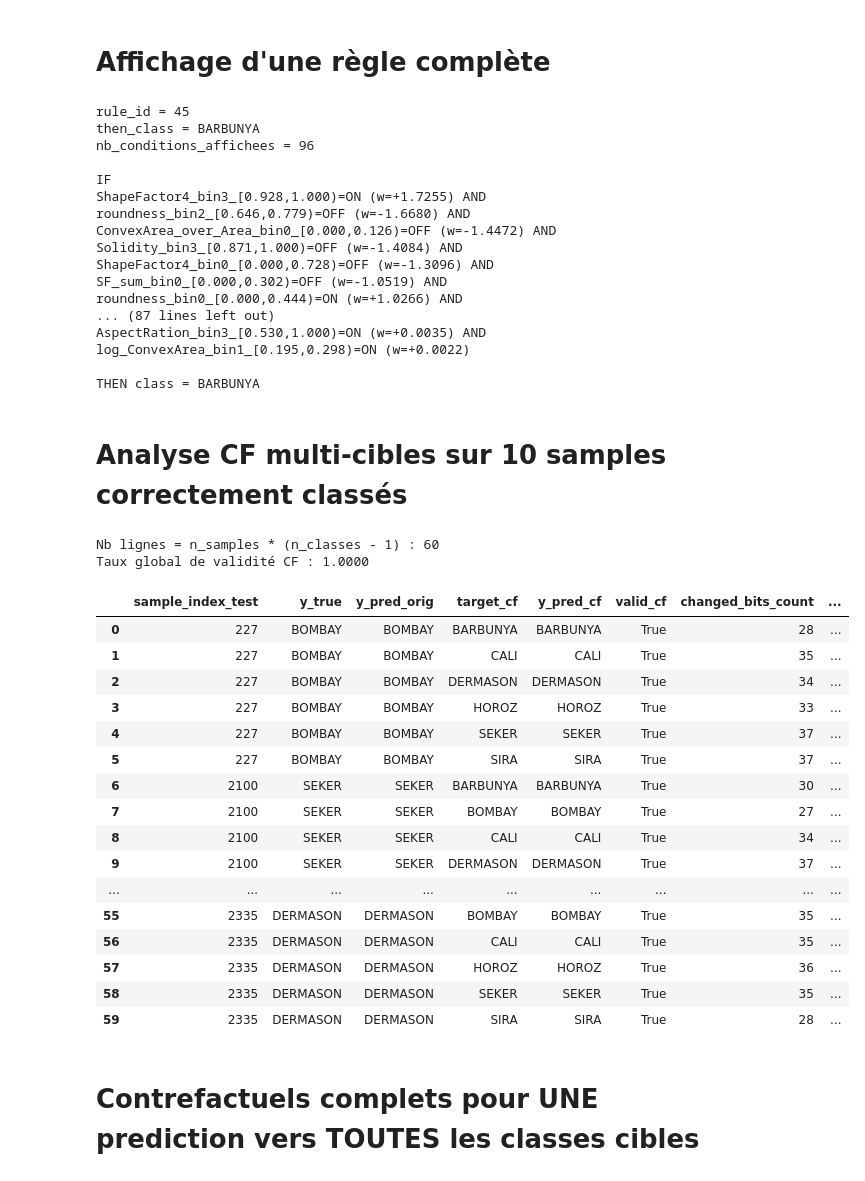
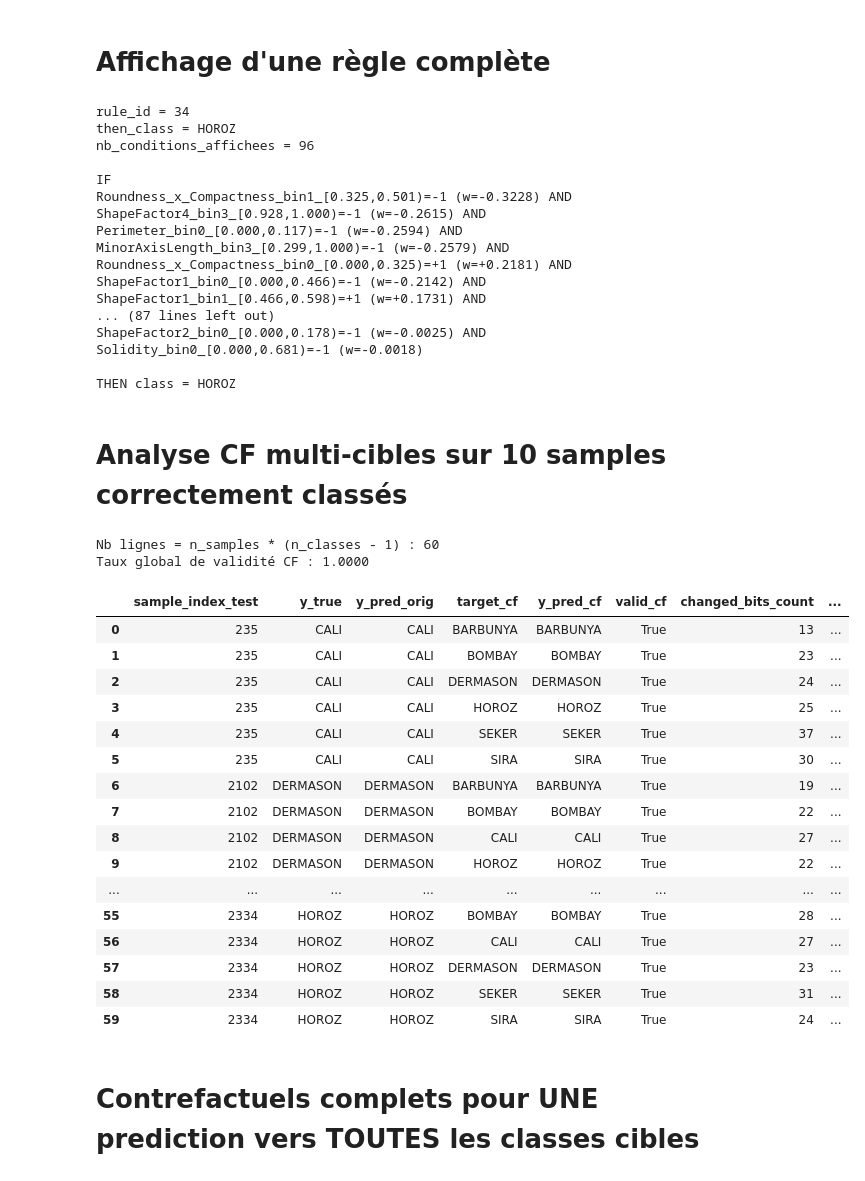
Before and after one commit to erickTsaf237/Master-work, a Jupyter notebook: HyConEx_from_scratch/notebooks/nouveau_module_dry_bean_drnet_cf.ipynb, the cells around one changed output. Cells and saved outputs as stored; diff of their text form; code cells hidden in the pictures.

```diff
--- a/HyConEx_from_scratch/notebooks/nouveau_module_dry_bean_drnet_cf.ipynb
+++ b/HyConEx_from_scratch/notebooks/nouveau_module_dry_bean_drnet_cf.ipynb
@@ -76,6 +76,7 @@ cfg = HybridDRConfig(
     cf_lambda=0.30,
     flip_lambda=0.08,
     rule_sparsity_lambda=0.002,
+    temperature=0.15,  # tau HyperLogic h(u)=exp(-u^2/tau)
 )
 
 trainer = HybridDRTrainer(cfg, device=device)
@@ -214,7 +224,7 @@ rule_id_to_show = int(rules_df.iloc[0]['rule_id'])  # change ici si tu veux une
 min_abs_weight_full = 0.0
 
 # On récupère les poids du main network générés par l'hyperréseau
-x_probe = torch.full((16, trainer.model.input_dim_bin), 0.5, device=trainer.device)
+x_probe = torch.zeros((16, trainer.model.input_dim_bin), device=trainer.device, dtype=torch.float32)
 with torch.no_grad():
     theta_main, _ = trainer.model.hyper(x_probe)
 
@@ -232,7 +242,7 @@ active_idx = [i for i in range(len(wr)) if abs(wr[i]) >= min_abs_weight_full]
 active_idx = sorted(active_idx, key=lambda i: abs(wr[i]), reverse=True)
 
 full_conditions = [
-    f"{bin_names[i]}={'ON' if wr[i] >= 0 else 'OFF'} (w={wr[i]:+.4f})"
+    f"{bin_names[i]}={'+1' if wr[i] >= 0 else '-1'} (w={wr[i]:+.4f})"
     for i in active_idx
 ]
 
@@ -246,23 +256,23 @@ print("\nIF")
 print(" AND\n".join(full_conditions))
 print(f"\nTHEN class = {then_class}")
 # %% [output]
-rule_id = 45
-then_class = BARBUNYA
+rule_id = 34
+then_class = HOROZ
 nb_conditions_affichees = 96
 
 IF
-ShapeFactor4_bin3_[0.928,1.000)=ON (w=+1.7255) AND
-roundness_bin2_[0.646,0.779)=OFF (w=-1.6680) AND
-ConvexArea_over_Area_bin0_[0.000,0.126)=OFF (w=-1.4472) AND
-Solidity_bin3_[0.871,1.000)=OFF (w=-1.4084) AND
-ShapeFactor4_bin0_[0.000,0.728)=OFF (w=-1.3096) AND
-SF_sum_bin0_[0.000,0.302)=OFF (w=-1.0519) AND
-roundness_bin0_[0.000,0.444)=ON (w=+1.0266) AND
+Roundness_x_Compactness_bin1_[0.325,0.501)=-1 (w=-0.3228) AND
+ShapeFactor4_bin3_[0.928,1.000)=-1 (w=-0.2615) AND
+Perimeter_bin0_[0.000,0.117)=-1 (w=-0.2594) AND
+MinorAxisLength_bin3_[0.299,1.000)=-1 (w=-0.2579) AND
+Roundness_x_Compactness_bin0_[0.000,0.325)=+1 (w=+0.2181) AND
+ShapeFactor1_bin0_[0.000,0.466)=-1 (w=-0.2142) AND
+ShapeFactor1_bin1_[0.466,0.598)=+1 (w=+0.1731) AND
 ... (87 lines left out)
-AspectRation_bin3_[0.530,1.000)=ON (w=+0.0035) AND
-log_ConvexArea_bin1_[0.195,0.298)=ON (w=+0.0022)
+ShapeFactor2_bin0_[0.000,0.178)=-1 (w=-0.0025) AND
+Solidity_bin0_[0.000,0.681)=-1 (w=-0.0018)
 
-THEN class = BARBUNYA
+THEN class = HOROZ
 # %% [markdown]
 # Analyse CF multi-cibles sur 10 samples correctement classés
 # %%
@@ -304,50 +314,50 @@ for i in range(n_examples):
         if target_cls == int(y_pred_orig_np[i]):
             continue
 
         delta_bits = np.abs(x_cf_all_np[i, target_cls] - x_sub_np[i])
-        changed_idx = np.where(delta_bits > 0.5)[0]
+        changed_idx = np.where(delta_bits > 1e-6)[0]
         top_idx = changed_idx[:8]
 
         rows.append(
             {
                 'sample_index_test': int(idx[i]),
                 'y_true': splits.class_names[int(y_true_np[i])],
                 'y_pred_orig': splits.class_names[int(y_pred_orig_np[i])],
                 'target_cf': splits.class_names[int(target_cls)],
                 'y_pred_cf': splits.class_names[int(y_pred_cf_all_np[i, target_cls])],
                 'valid_cf': bool(y_pred_cf_all_np[i, target_cls] == target_cls),
                 'changed_bits_count': int(len(changed_idx)),
                 'changed_bits_top': [bin_names[j] for j in top_idx],
             }
         )
 
 cf_df = pd.DataFrame(rows)
 
 print('Nb lignes = n_samples * (n_classes - 1) :', len(cf_df))
 print('Taux global de validité CF :', f"{cf_df['valid_cf'].mean():.4f}")
 
 # Vue détaillée par (sample, cible)
 cf_df
 # %% [output]
 Nb lignes = n_samples * (n_classes - 1) : 60
 Taux global de validité CF : 1.0000
 |  | sample_index_test | y_true | y_pred_orig | target_cf | y_pred_cf | valid_cf | changed_bits_count | ... |
-| 0 | 227 | BOMBAY | BOMBAY | BARBUNYA | BARBUNYA | True | 28 | ... |
-| 1 | 227 | BOMBAY | BOMBAY | CALI | CALI | True | 35 | ... |
-| 2 | 227 | BOMBAY | BOMBAY | DERMASON | DERMASON | True | 34 | ... |
-| 3 | 227 | BOMBAY | BOMBAY | HOROZ | HOROZ | True | 33 | ... |
-| 4 | 227 | BOMBAY | BOMBAY | SEKER | SEKER | True | 37 | ... |
-| 5 | 227 | BOMBAY | BOMBAY | SIRA | SIRA | True | 37 | ... |
-| 6 | 2100 | SEKER | SEKER | BARBUNYA | BARBUNYA | True | 30 | ... |
-| 7 | 2100 | SEKER | SEKER | BOMBAY | BOMBAY | True | 27 | ... |
-| 8 | 2100 | SEKER | SEKER | CALI | CALI | True | 34 | ... |
-| 9 | 2100 | SEKER | SEKER | DERMASON | DERMASON | True | 37 | ... |
+| 0 | 235 | CALI | CALI | BARBUNYA | BARBUNYA | True | 13 | ... |
+| 1 | 235 | CALI | CALI | BOMBAY | BOMBAY | True | 23 | ... |
+| 2 | 235 | CALI | CALI | DERMASON | DERMASON | True | 24 | ... |
+| 3 | 235 | CALI | CALI | HOROZ | HOROZ | True | 25 | ... |
+| 4 | 235 | CALI | CALI | SEKER | SEKER | True | 37 | ... |
+| 5 | 235 | CALI | CALI | SIRA | SIRA | True | 30 | ... |
+| 6 | 2102 | DERMASON | DERMASON | BARBUNYA | BARBUNYA | True | 19 | ... |
+| 7 | 2102 | DERMASON | DERMASON | BOMBAY | BOMBAY | True | 22 | ... |
+| 8 | 2102 | DERMASON | DERMASON | CALI | CALI | True | 27 | ... |
+| 9 | 2102 | DERMASON | DERMASON | HOROZ | HOROZ | True | 22 | ... |
 | ... | ... | ... | ... | ... | ... | ... | ... | ... |
-| 55 | 2335 | DERMASON | DERMASON | BOMBAY | BOMBAY | True | 35 | ... |
-| 56 | 2335 | DERMASON | DERMASON | CALI | CALI | True | 35 | ... |
-| 57 | 2335 | DERMASON | DERMASON | HOROZ | HOROZ | True | 36 | ... |
-| 58 | 2335 | DERMASON | DERMASON | SEKER | SEKER | True | 35 | ... |
-| 59 | 2335 | DERMASON | DERMASON | SIRA | SIRA | True | 28 | ... |
+| 55 | 2334 | HOROZ | HOROZ | BOMBAY | BOMBAY | True | 28 | ... |
+| 56 | 2334 | HOROZ | HOROZ | CALI | CALI | True | 27 | ... |
+| 57 | 2334 | HOROZ | HOROZ | DERMASON | DERMASON | True | 23 | ... |
+| 58 | 2334 | HOROZ | HOROZ | SEKER | SEKER | True | 31 | ... |
+| 59 | 2334 | HOROZ | HOROZ | SIRA | SIRA | True | 24 | ... |
 # %% [markdown]
 # Contrefactuels complets pour UNE prediction vers TOUTES les classes cibles
 # %%
```
Also changed, not shown: parts of 7 cells of this notebook, 6 other files.
